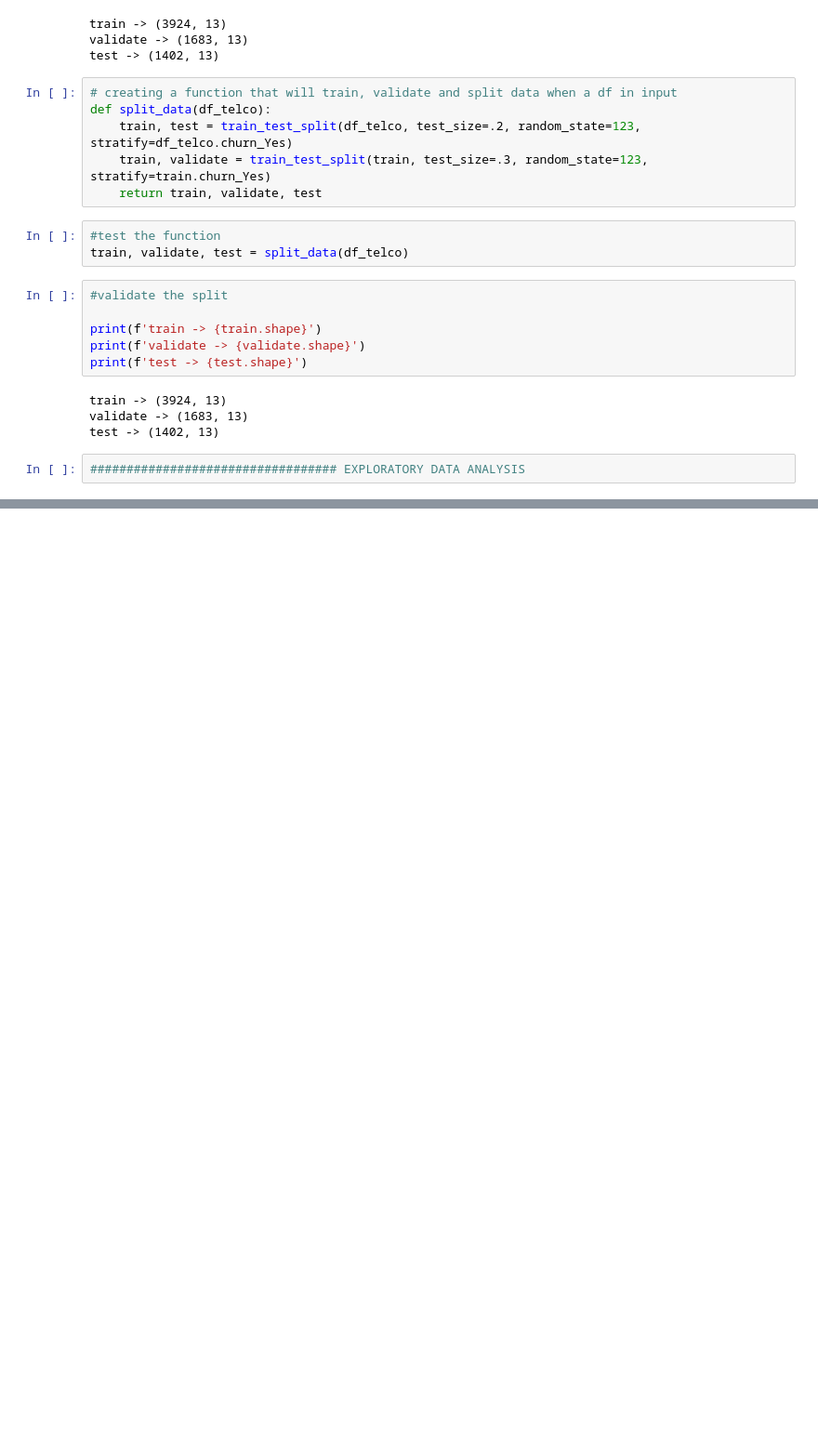
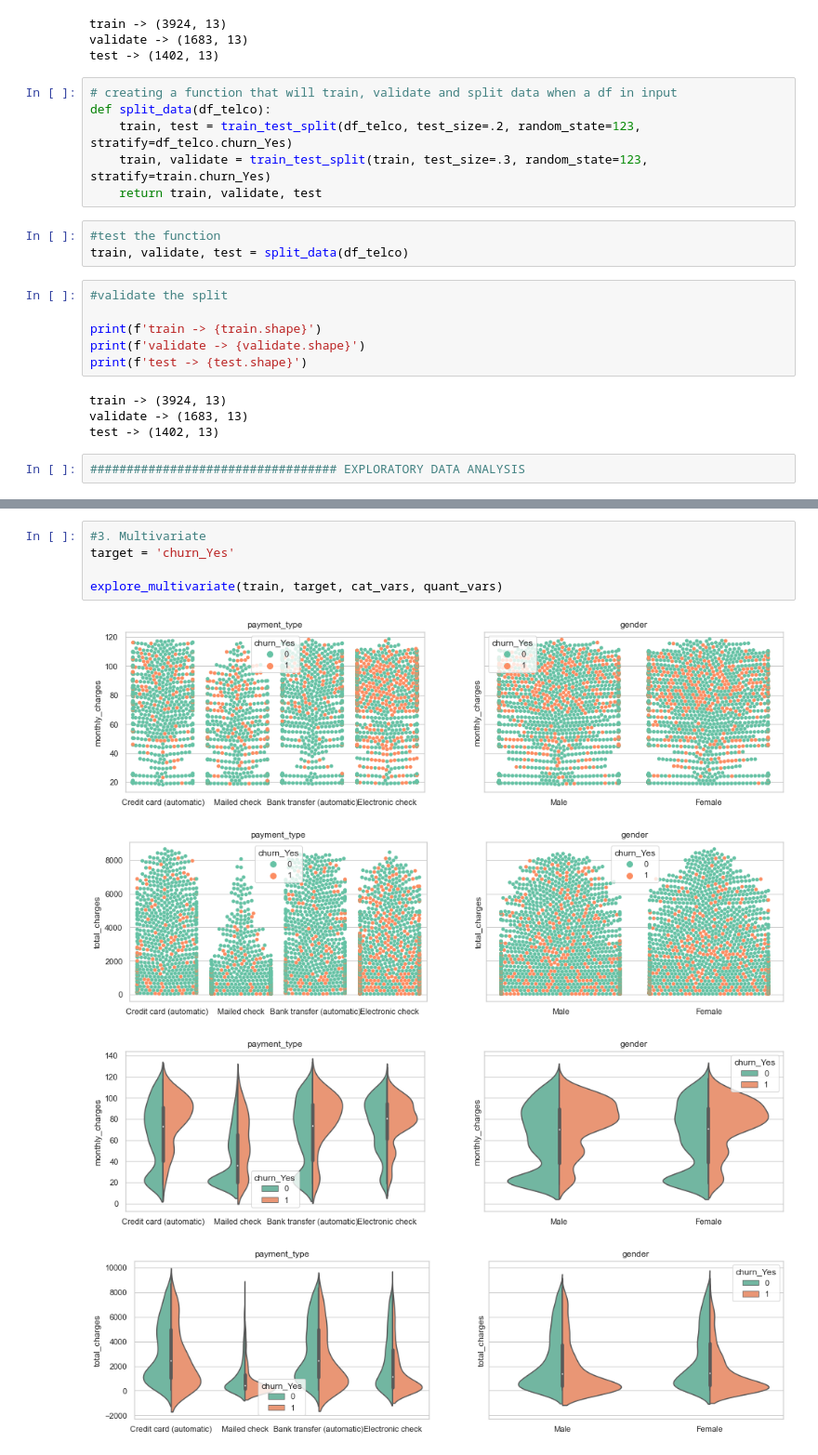
Before and after one commit to SLawsonWoods/classification-exercises, a Jupyter notebook: classification_exercises.ipynb, the cells around one changed output, grey strips where cells are left out. Shown at 93% size. Drawn from its saved outputs; the diff is of its cells as text; blank space fills up the shorter version.

```diff
--- a/classification_exercises.ipynb
+++ b/classification_exercises.ipynb
@@ -723,0 +817,10 @@ train.head()
+# %%
+#3. Multivariate
+target = 'churn_Yes'
+
+explore_multivariate(train, target, cat_vars, quant_vars)
+# %% [output]
+[figure, added]
+[figure, added]
+[figure, added]
+[figure, added]
```
Also changed, not shown: parts of 64 cells of this notebook.
